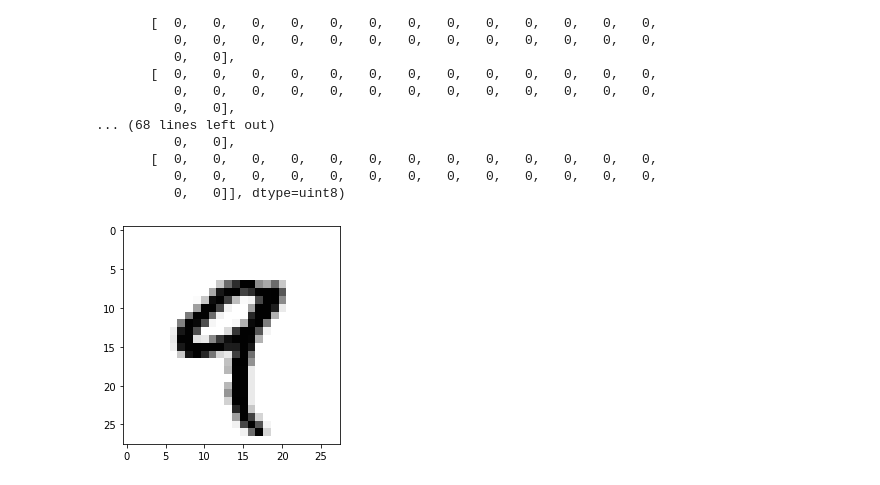
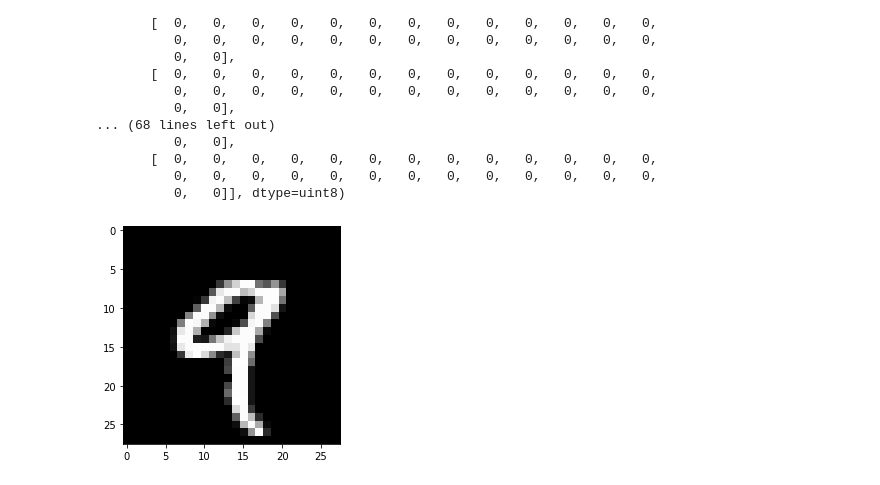
Before and after one commit to hjy1210/tensor-practice, a Jupyter notebook: Beginner.ipynb, the cells around one changed output. Cells and saved outputs as stored; diff of their text form; code cells hidden in the pictures.

```diff
--- a/Beginner.ipynb
+++ b/Beginner.ipynb
@@ -38,5 +103,5 @@ model.compile(optimizer='adam',
               loss=loss_fn,
               metrics=['accuracy'])
 # %%
-model.fit(x_train, y_train, epochs=5)
+model.fit(x_train, y_train, epochs=30)
 # %% [output]
@@ -109,9 +210,9 @@ array([[  0,   0,   0,   0,   0,   0,   0,   0,   0,   0,   0,   0,   0,
           0,   0,   0,   0,   0,   0,   0,   0,   0,   0,   0,   0,   0,
           0,   0]], dtype=uint8)
 # %%
-plt.imshow(digit, cmap=plt.cm.binary)
+plt.imshow(digit, cmap=plt.cm.gray)
 plt.show()
 # %% [output]
-[figure, old version]
+[figure, new version]
 # %%
 for i in range(10):
```
Also changed, not shown: parts of 31 cells of this notebook, 59 other files.
